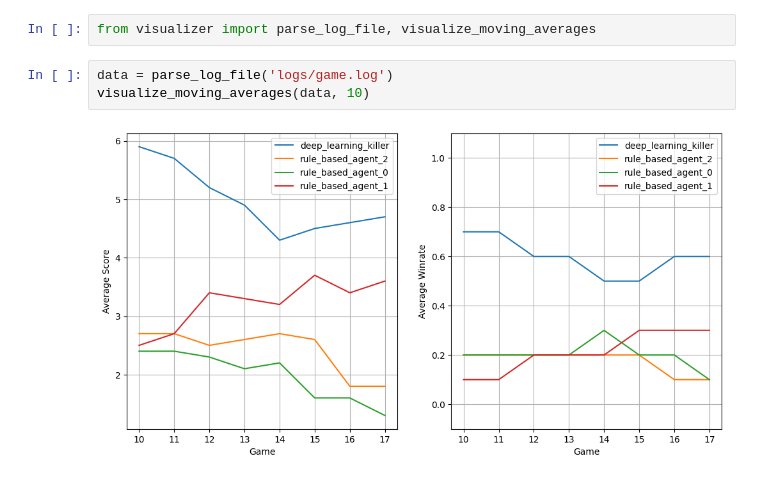
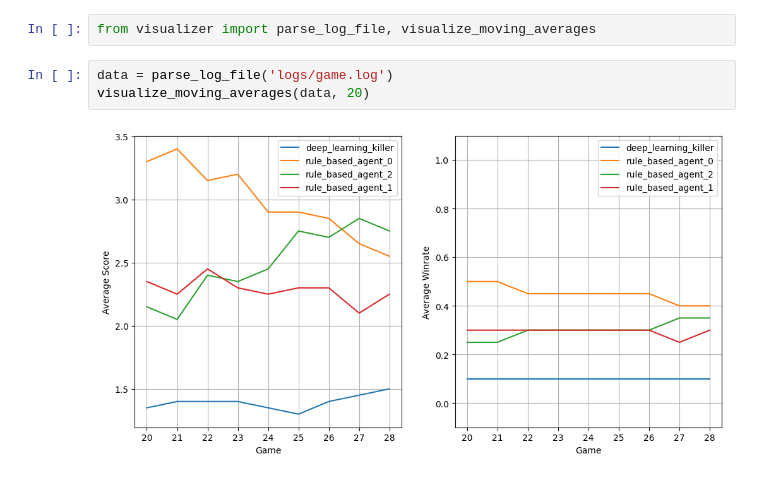
Before and after one commit to Li-Jesse-Jiaze/MLE_project_bomberman, a Jupyter notebook: visualizer.ipynb, the cells around one changed output. Drawn from its saved outputs; the diff is of its cells as text.

```diff
--- a/visualizer.ipynb
+++ b/visualizer.ipynb
@@ -2,6 +2,6 @@
 from visualizer import parse_log_file, visualize_moving_averages
 # %%
 data = parse_log_file('logs/game.log')
-visualize_moving_averages(data, 10)
+visualize_moving_averages(data, 20)
 # %% [output]
-[figure, old version]
+[figure, new version]
```
Also changed, not shown: 15 other files.
